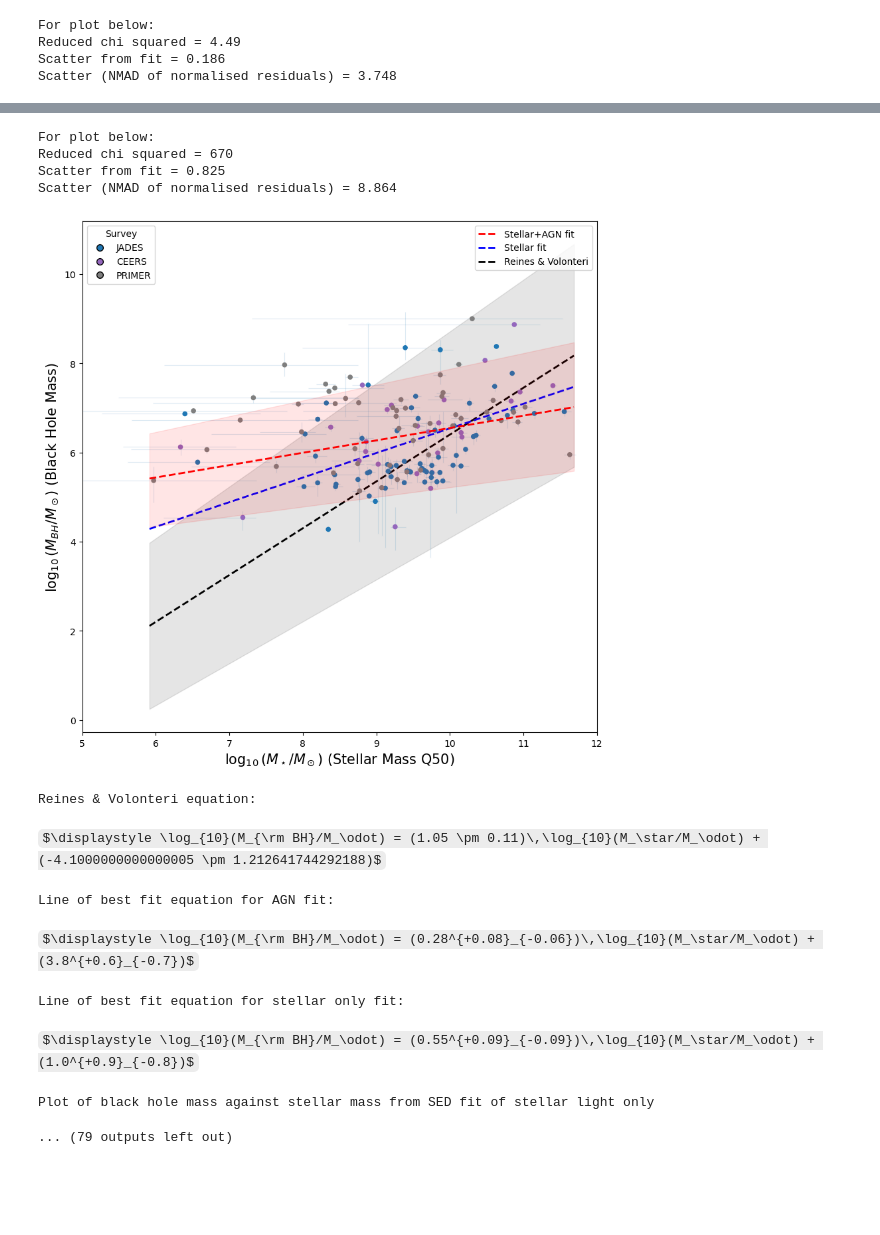
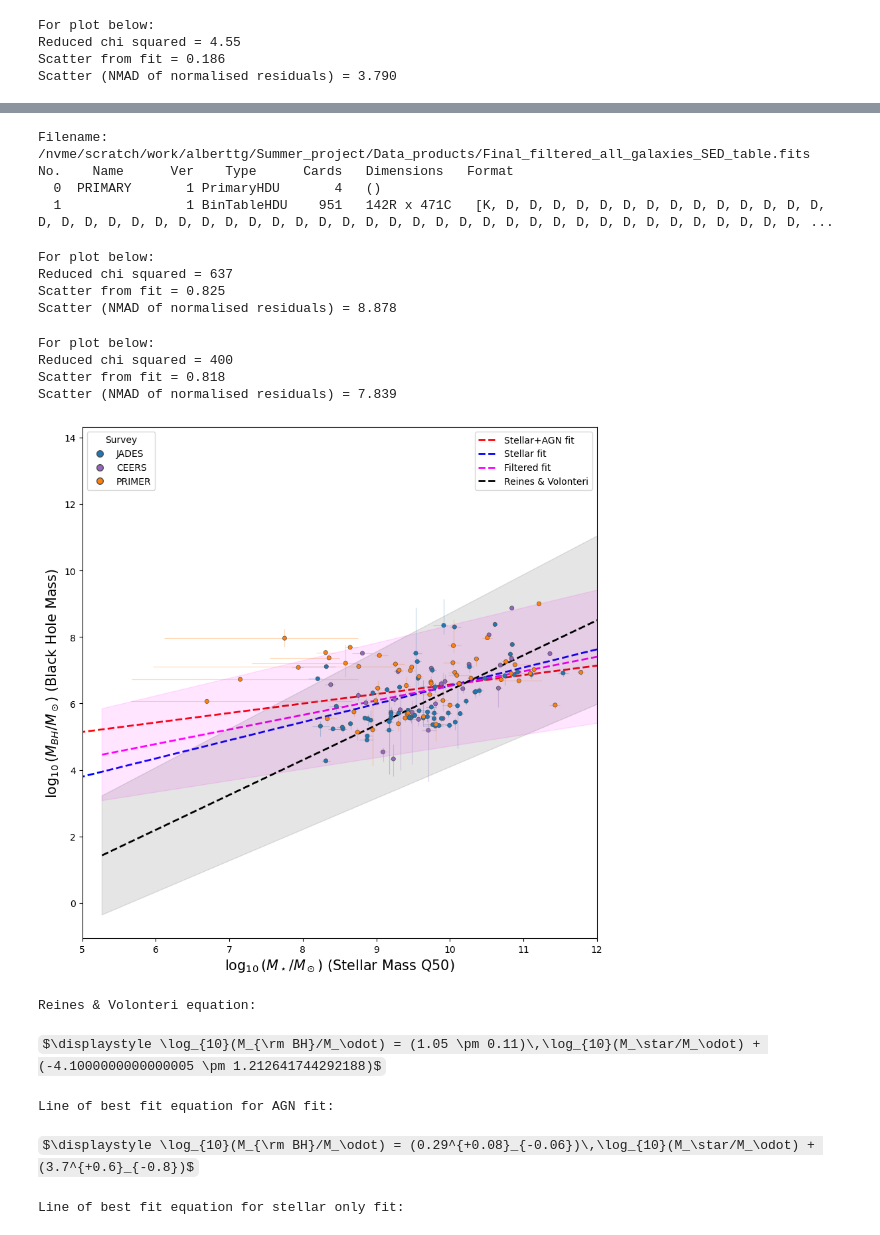
Before and after one commit to a-tg161/Summer_project, a Jupyter notebook: Jupyter_notebooks/comparison_SED_plotting.ipynb, the cells around one changed output, grey strips where cells are left out. Drawn from its saved outputs; the diff is of its cells as text; code cells hidden in the pictures; some formulas as TeX source; blank space fills up the shorter version.

```diff
--- a/Jupyter_notebooks/comparison_SED_plotting.ipynb
+++ b/Jupyter_notebooks/comparison_SED_plotting.ipynb
@@ -839,25 +847,28 @@ def bhm_vs_sm_plot(table):
         if s in ceers:
             colours[i] = 'tab:purple'
         if s in primer:
-            colours[i] = 'tab:gray'
+            colours[i] = 'tab:orange'
 
     legend_elements = [
             Line2D([0], [0], marker='o', color='w',
                 label='JADES',
                 markerfacecolor='tab:blue',
-                markeredgecolor='k',
+                markeredgecolor='0.3',
+                linewidth=0.5,
                 markersize=7),
 
             Line2D([0], [0], marker='o', color='w',
                 label='CEERS',
                 markerfacecolor='tab:purple',
-                markeredgecolor='k',
+                markeredgecolor='0.3',
+                linewidth=0.5,
                 markersize=7),
 
             Line2D([0], [0], marker='o', color='w',
                 label='PRIMER',
-                markerfacecolor='tab:gray',
-                markeredgecolor='k',
+                markerfacecolor='tab:orange',
+                markeredgecolor='0.3',
+                linewidth=0.5,
                 markersize=7)    ]
 
     fig, ax = plt.subplots(figsize=(10, 10))
@@ -888,8 +899,8 @@ def bhm_vs_sm_plot(table):
     ax.set_xlabel(r'$\log_{10}(M_\star/M_\odot)$ (Stellar Mass Q50)',fontdict={'fontsize': 15})
     plt.xlim(5,12)
 
-    line_legend = ax.legend(loc='upper right')
-    ax.legend(handles=legend_elements, title="Survey", loc='upper left')
+    line_legend = ax.legend(loc='upper left')
+    ax.legend(handles=legend_elements, title="Survey", loc='upper right')
     ax.add_artist(line_legend)
     plt.show()
 
@@ -2014,7 +2080,9 @@ if __name__ == "__main__":
 
     plot_stellar_masses(combined_SED_tables)
 
-    bhm_vs_sm_plot_same_axis(stellar_only_and_galaxy_table, stellar_AGN_and_galaxy_table)
+    filtered_table = open_fits_table("/nvme/scratch/work/alberttg/Summer_project/Data_products/Final_filtered_all_galaxies_SED_table.fits")
+
+    bhm_vs_sm_plot_same_axis(stellar_only_and_galaxy_table, stellar_AGN_and_galaxy_table, filtered_table)
 
     #-----------------------------------------------------------------------------------------------------------------------
     print("")
@@ -2066,4 +2134,4 @@ No.    Name      Ver    Type      Cards   Dimensions   Format
 For plot below:
-Reduced chi squared = 4.49
+Reduced chi squared = 4.55
 Scatter from fit = 0.186
-Scatter (NMAD of normalised residuals) = 3.748
+Scatter (NMAD of normalised residuals) = 3.790
@@ -2071,13 +2139,18 @@ Scatter (NMAD of normalised residuals) = 3.748
-For plot below:
-Reduced chi squared = 670
-Scatter from fit = 0.825
-Scatter (NMAD of normalised residuals) = 8.864
+Filename: /nvme/scratch/work/alberttg/Summer_project/Data_products/Final_filtered_all_galaxies_SED_table.fits
+No.    Name      Ver    Type      Cards   Dimensions   Format
+  0  PRIMARY       1 PrimaryHDU       4   ()
+  1                1 BinTableHDU    951   142R x 471C   [K, D, D, D, D, D, D, D, D, D, D, D, D, D, D, D, D, D, D, D, D, D, D, D, D, D, D, D, D, D, D, D, D, D, D, D, D, D, D, D, D, D, D, D, D, D, D, D, ...
+For plot below:
+Reduced chi squared = 637
+Scatter from fit = 0.825
+Scatter (NMAD of normalised residuals) = 8.878
+For plot below:
+Reduced chi squared = 400
+Scatter from fit = 0.818
+Scatter (NMAD of normalised residuals) = 7.839
-[figure, old version]
+[figure, new version]
-Reines & Volonteri equation:
+Reines & Volonteri equation:
 $\displaystyle \log_{10}(M_{\rm BH}/M_\odot) = (1.05 \pm 0.11)\,\log_{10}(M_\star/M_\odot) + (-4.1000000000000005 \pm 1.212641744292188)$
-Line of best fit equation for AGN fit:
+Line of best fit equation for AGN fit:
-$\displaystyle \log_{10}(M_{\rm BH}/M_\odot) = (0.28^{+0.08}_{-0.06})\,\log_{10}(M_\star/M_\odot) + (3.8^{+0.6}_{-0.7})$
+$\displaystyle \log_{10}(M_{\rm BH}/M_\odot) = (0.29^{+0.08}_{-0.06})\,\log_{10}(M_\star/M_\odot) + (3.7^{+0.6}_{-0.8})$
-Line of best fit equation for stellar only fit:
-$\displaystyle \log_{10}(M_{\rm BH}/M_\odot) = (0.55^{+0.09}_{-0.09})\,\log_{10}(M_\star/M_\odot) + (1.0^{+0.9}_{-0.8})$
-Plot of black hole mass against stellar mass from SED fit of stellar light only
-... (79 outputs left out)
+Line of best fit equation for stellar only fit:
```
Also changed, not shown: parts of 3 cells of this notebook, 7 other files.
